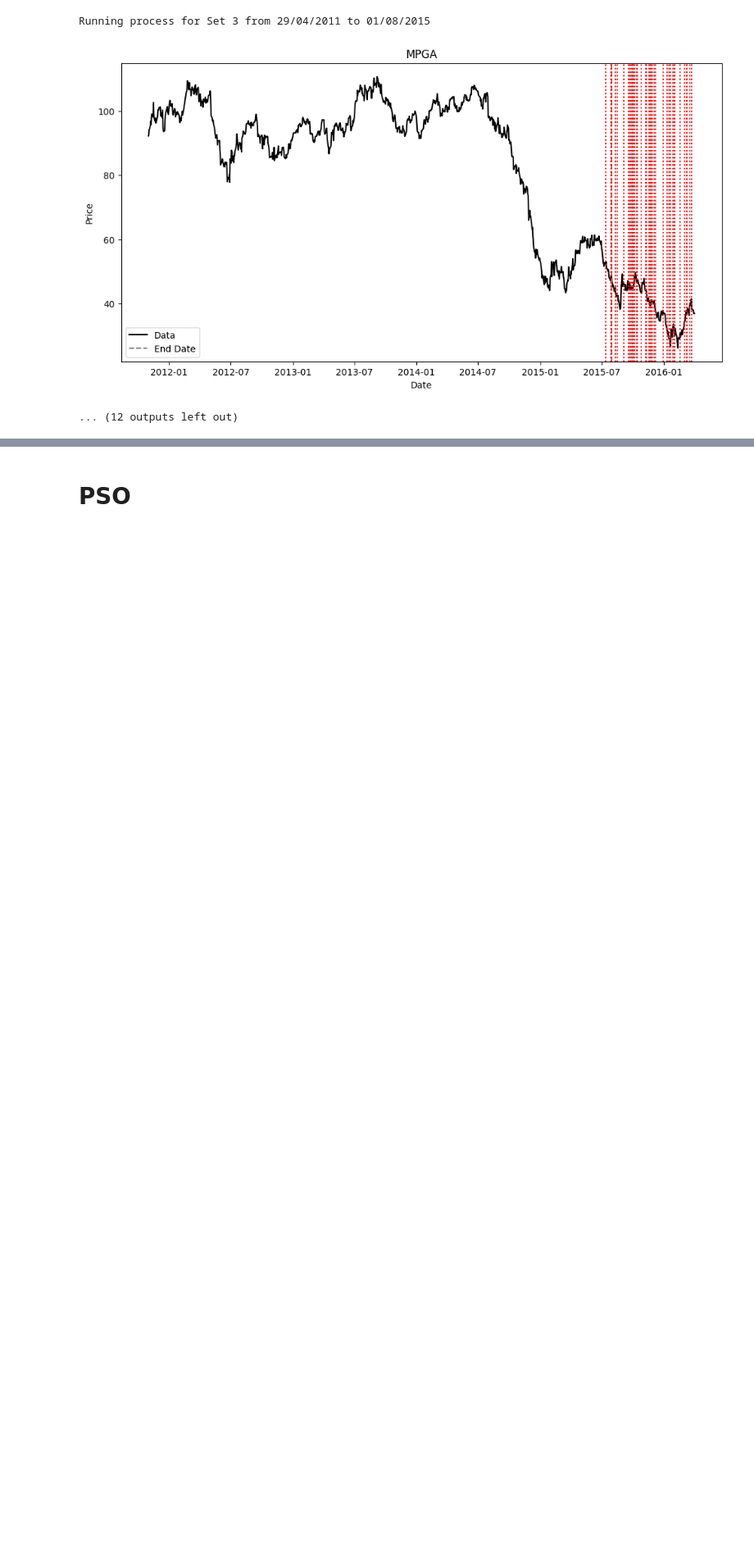
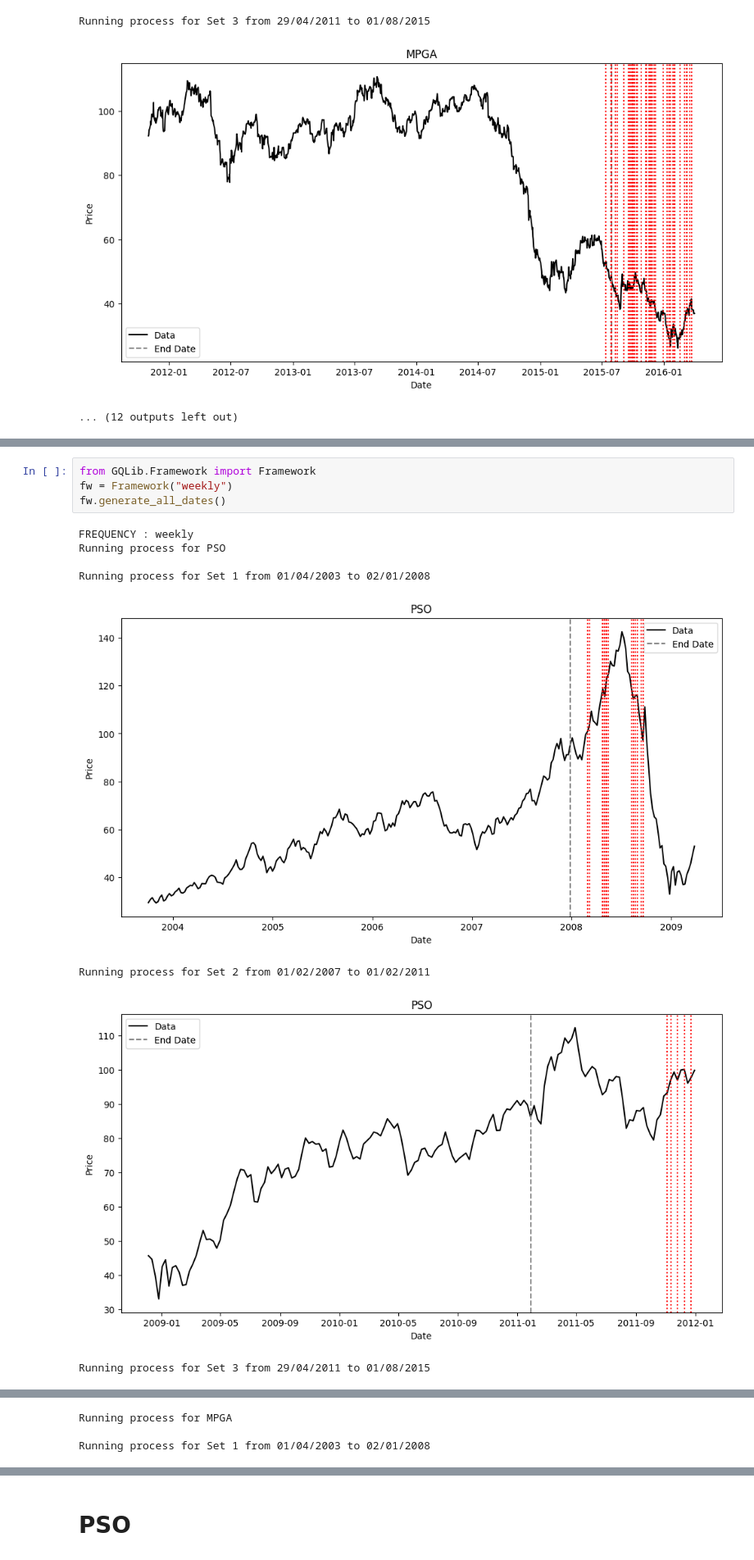
Before and after one commit to baptistedfr/Predicting-Oil-Price-Turning-Points, a Jupyter notebook: test_framework.ipynb, the cells around one changed output, grey strips where cells are left out. Shown at 82% size. Cells and saved outputs as stored; diff of their text form; blank space fills up the shorter version.

```diff
--- a/test_framework.ipynb
+++ b/test_framework.ipynb
@@ -33,0 +36,13 @@ Running process for Set 3 from 29/04/2011 to 01/08/2015
+# %%
+from GQLib.Framework import Framework
+fw = Framework("weekly")
+fw.generate_all_dates()
+# %% [output]
+FREQUENCY : weekly
+Running process for PSO
+
+Running process for Set 1 from 01/04/2003 to 02/01/2008
+[figure, added]
+Running process for Set 2 from 01/02/2007 to 01/02/2011
+[figure, added]
+Running process for Set 3 from 29/04/2011 to 01/08/2015
@@ -33,0 +50,3 @@ Running process for Set 3 from 29/04/2011 to 01/08/2015
+Running process for MPGA
+
+Running process for Set 1 from 01/04/2003 to 02/01/2008
```
Also changed, not shown: parts of 2 cells of this notebook.
